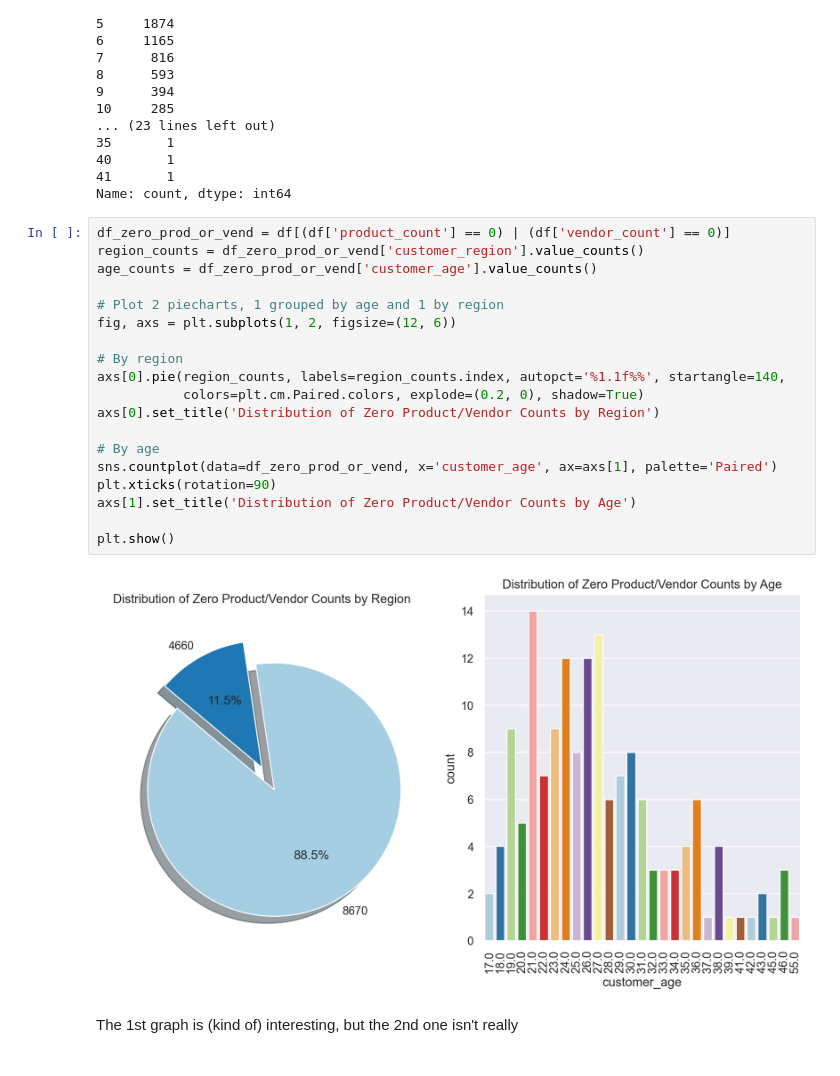
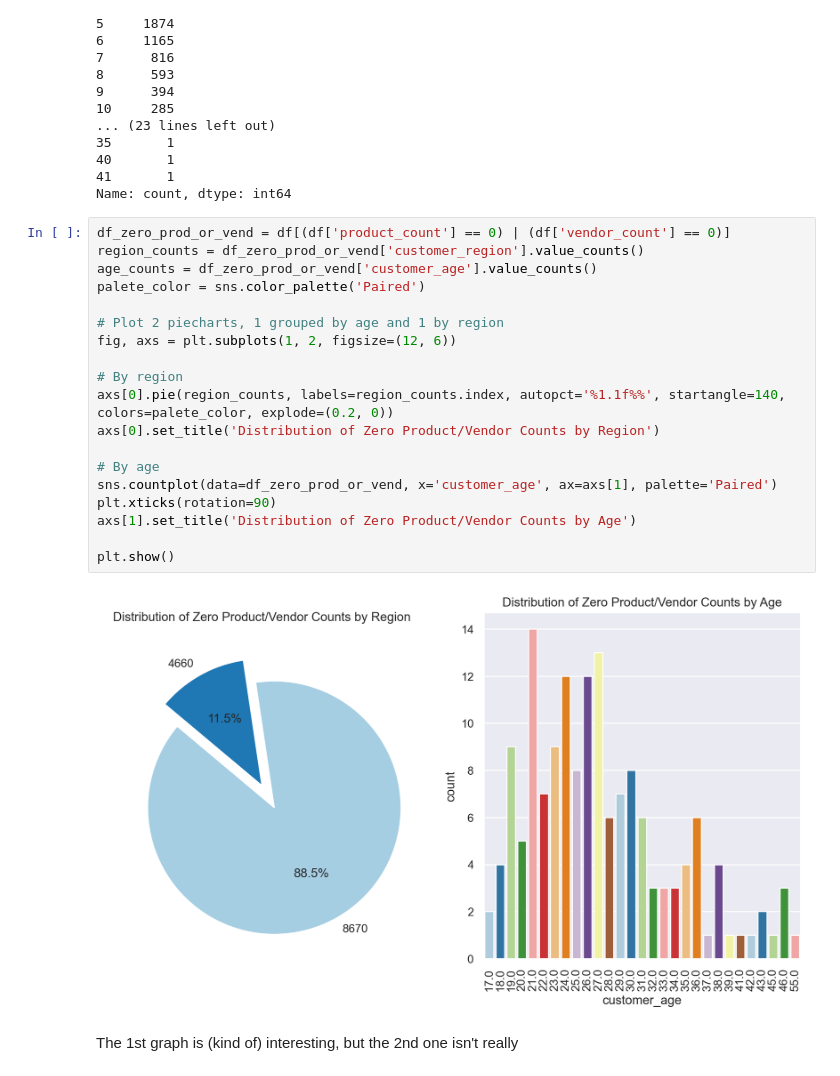
Before and after one commit to afonsosilvax/Data_Mining_NOVA, a Jupyter notebook: DM2425_Part1_Main.ipynb, the cells around one changed output. Drawn from its saved outputs; the diff is of its cells as text.

Commit message:
new column and new plot

```diff
--- a/DM2425_Part1_Main.ipynb
+++ b/DM2425_Part1_Main.ipynb
@@ -369,24 +374,24 @@ Name: count, dtype: int64
 # %%
 df_zero_prod_or_vend = df[(df['product_count'] == 0) | (df['vendor_count'] == 0)]
 region_counts = df_zero_prod_or_vend['customer_region'].value_counts()
 age_counts = df_zero_prod_or_vend['customer_age'].value_counts()
+palete_color = sns.color_palette('Paired')
 
 # Plot 2 piecharts, 1 grouped by age and 1 by region
 fig, axs = plt.subplots(1, 2, figsize=(12, 6))
 
 # By region
-axs[0].pie(region_counts, labels=region_counts.index, autopct='%1.1f%%', startangle=140,
-           colors=plt.cm.Paired.colors, explode=(0.2, 0), shadow=True)
+axs[0].pie(region_counts, labels=region_counts.index, autopct='%1.1f%%', startangle=140, colors=palete_color, explode=(0.2, 0))
 axs[0].set_title('Distribution of Zero Product/Vendor Counts by Region')
 
 # By age
 sns.countplot(data=df_zero_prod_or_vend, x='customer_age', ax=axs[1], palette='Paired')
 plt.xticks(rotation=90)
 axs[1].set_title('Distribution of Zero Product/Vendor Counts by Age')
 
 plt.show()
 # %% [output]
-[figure, old version]
+[figure, new version]
 # %% [markdown]
 The 1st graph is (kind of) interesting, but the 2nd one isn't really
 # %%
```
Also changed, not shown: parts of 15 cells of this notebook.
